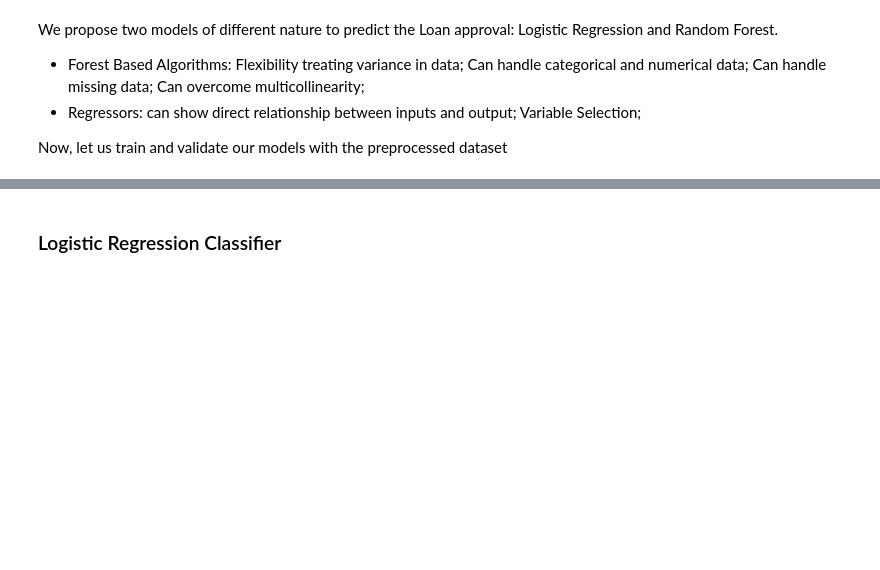
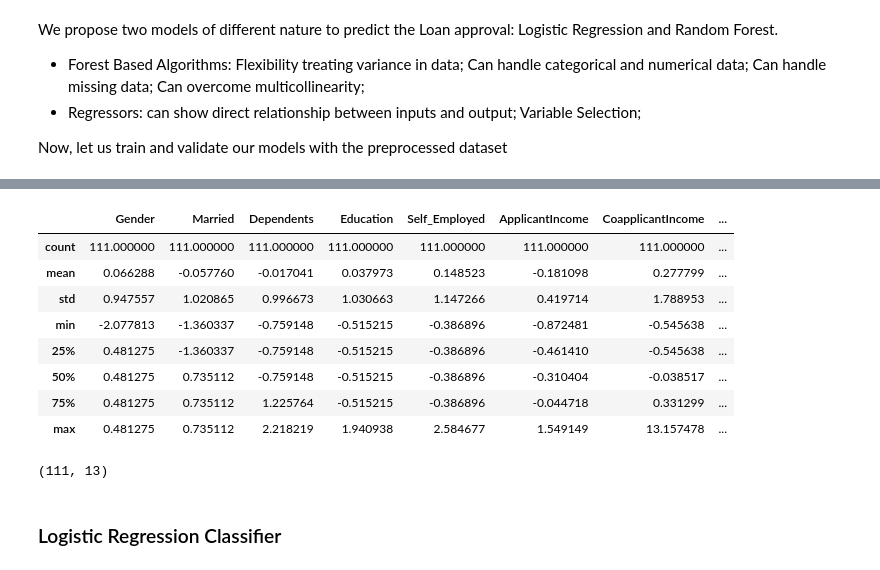
Before and after one commit to lucasthim/loan-prediction, a Jupyter notebook: 03_training_first_models.ipynb, the cells around one changed output, grey strips where cells are left out. Cells and saved outputs as stored; diff of their text form; code cells hidden in the pictures; blank space fills up the shorter version.

```diff
--- a/03_training_first_models.ipynb
+++ b/03_training_first_models.ipynb
@@ -97,3 +74,17 @@ X_validation_norm.describe()
+# %%
+display(X_validation_norm.describe())
+print(X_validation_norm.shape)
+# %% [output]
+|  | Gender | Married | Dependents | Education | Self_Employed | ApplicantIncome | CoapplicantIncome | ... |
+| count | 111.000000 | 111.000000 | 111.000000 | 111.000000 | 111.000000 | 111.000000 | 111.000000 | ... |
+| mean | 0.066288 | -0.057760 | -0.017041 | 0.037973 | 0.148523 | -0.181098 | 0.277799 | ... |
+| std | 0.947557 | 1.020865 | 0.996673 | 1.030663 | 1.147266 | 0.419714 | 1.788953 | ... |
+| min | -2.077813 | -1.360337 | -0.759148 | -0.515215 | -0.386896 | -0.872481 | -0.545638 | ... |
+| 25% | 0.481275 | -1.360337 | -0.759148 | -0.515215 | -0.386896 | -0.461410 | -0.545638 | ... |
+| 50% | 0.481275 | 0.735112 | -0.759148 | -0.515215 | -0.386896 | -0.310404 | -0.038517 | ... |
+| 75% | 0.481275 | 0.735112 | 1.225764 | -0.515215 | -0.386896 | -0.044718 | 0.331299 | ... |
+| max | 0.481275 | 0.735112 | 2.218219 | 1.940938 | 2.584677 | 1.549149 | 13.157478 | ... |
+(111, 13)
 # %% [markdown]
 ### Logistic Regression Classifier
 # %%
```
Also changed, not shown: parts of 8 cells of this notebook, 5 other files.
